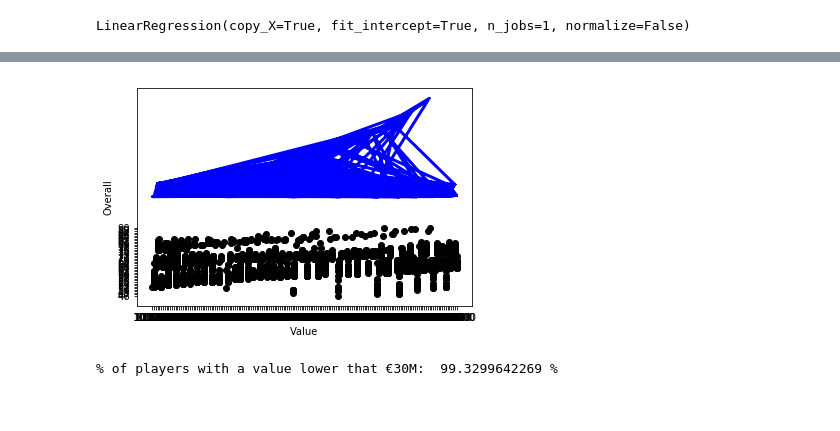
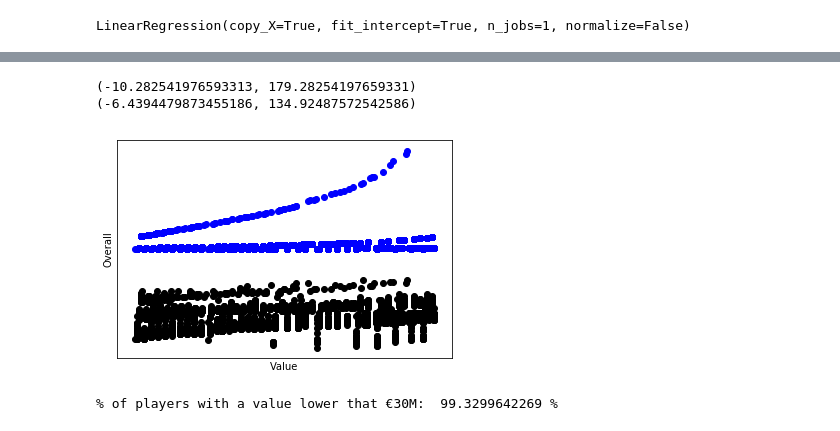
Before and after one commit to AtagoDaisuki/play-with-fifa-data, a Jupyter notebook: fifa18-all-player-statistics/Model.ipynb, the cells around one changed output, grey strips where cells are left out. Saved outputs shown, nothing was run; the diff lists cells and outputs as text; code cells hidden in the pictures.

```diff
--- a/fifa18-all-player-statistics/Model.ipynb
+++ b/fifa18-all-player-statistics/Model.ipynb
@@ -116,7 +113,7 @@ ytest = test[['Overall']]
 # Create linear regression object
 from sklearn import linear_model
 regr = linear_model.LinearRegression()
-regr.fit(xtrain, ytrain)b
+regr.fit(xtrain, ytrain)
 # %% [output]
 LinearRegression(copy_X=True, fit_intercept=True, n_jobs=1, normalize=False)
 # %%
@@ -132,14 +136,23 @@ print(df.Overall.max(numeric_only=None))
 # %%
 # Make predictions using the testing set
+
 y_pred = regr.predict(xtest)
 
 plt.scatter(xtest, ytest,  color='black')
-plt.plot(xtest, y_pred, color='blue', linewidth=3)
+plt.scatter(xtest, y_pred,  color='blue')
+# plt.plot(xtest, y_pred, color='blue', linewidth=3)
+# plt.axis('off')
 plt.xlabel("Value")
 plt.ylabel("Overall")
+plt.xticks([])
+plt.yticks([])
+print(plt.xlim())
+print(plt.ylim())
 plt.show()
 # %% [output]
+(-10.282541976593313, 179.28254197659331)
+(-6.4394479873455186, 134.92487572542586)
-[figure, old version]
+[figure, new version]
 # %%
 print('% of players with a value lower that €30M: ', df[df.Value <= 30000000].Value.count() / df.Value.count() * 100, '%')
 # %% [output]
```
Also changed, not shown: parts of 6 cells of this notebook.
